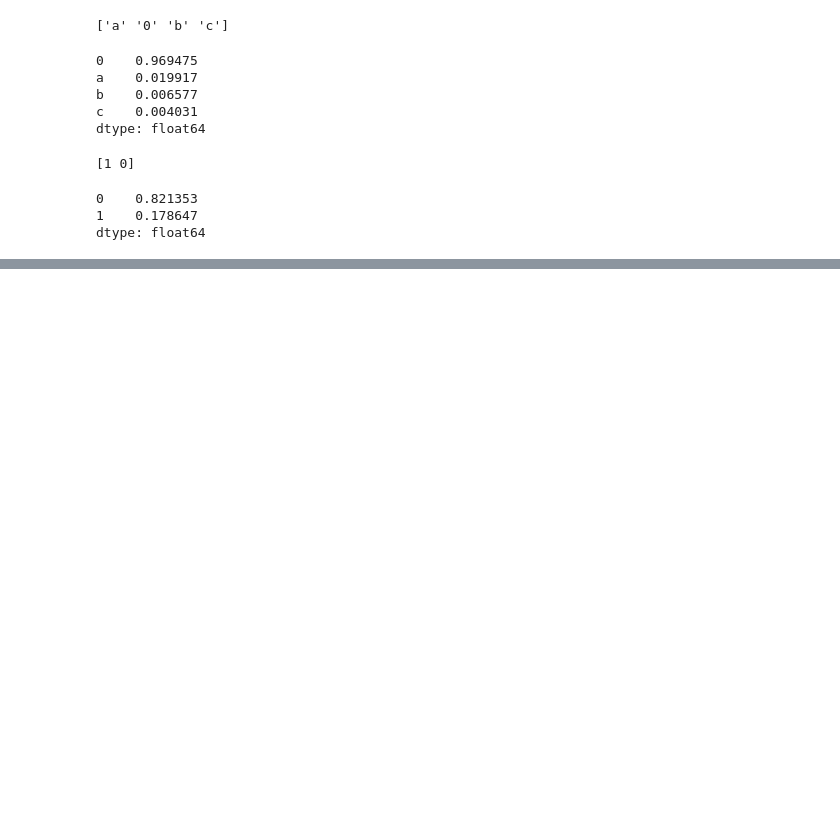
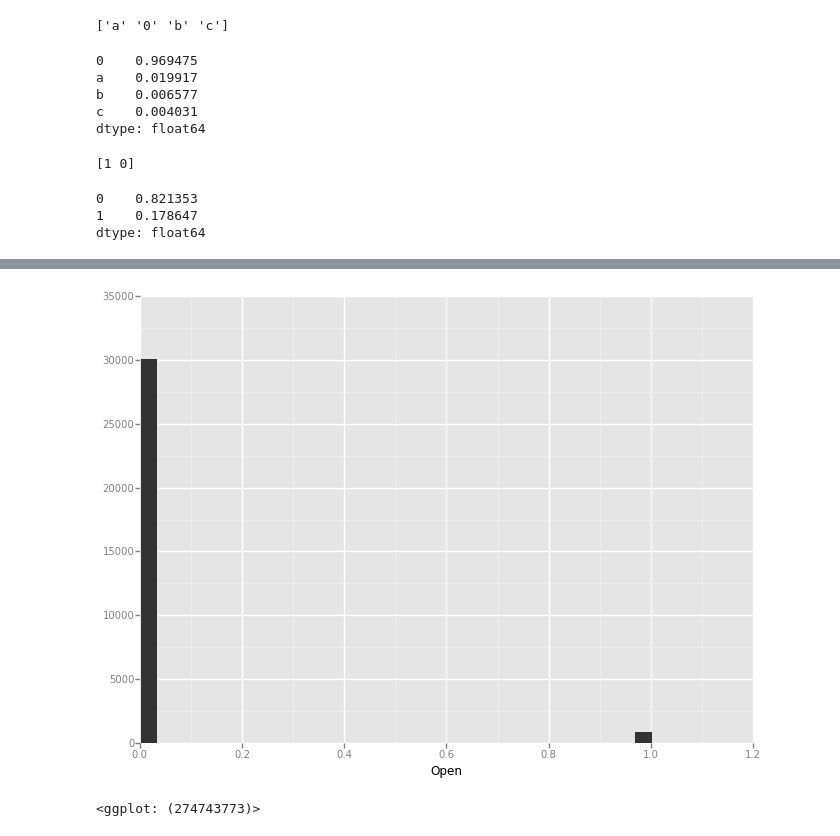
Before and after one commit to debugger06/Kaggle, a Jupyter notebook: rossmann/Untitled0.ipynb, the cells around one changed output, grey strips where cells are left out. Drawn from its saved outputs; the diff is of its cells as text; code cells hidden in the pictures; blank space fills up the shorter version.

```diff
--- a/rossmann/Untitled0.ipynb
+++ b/rossmann/Untitled0.ipynb
@@ -234,0 +218,6 @@ print IPython.sys_info()
+# %%
+p = ggplot(aes(x="Open"),data = train[train["StateHoliday"]!='0'])
+p + geom_bar()
+# %% [output]
+[figure, added]
+<ggplot: (274743773)>
```
Also changed, not shown: parts of 24 cells of this notebook.
